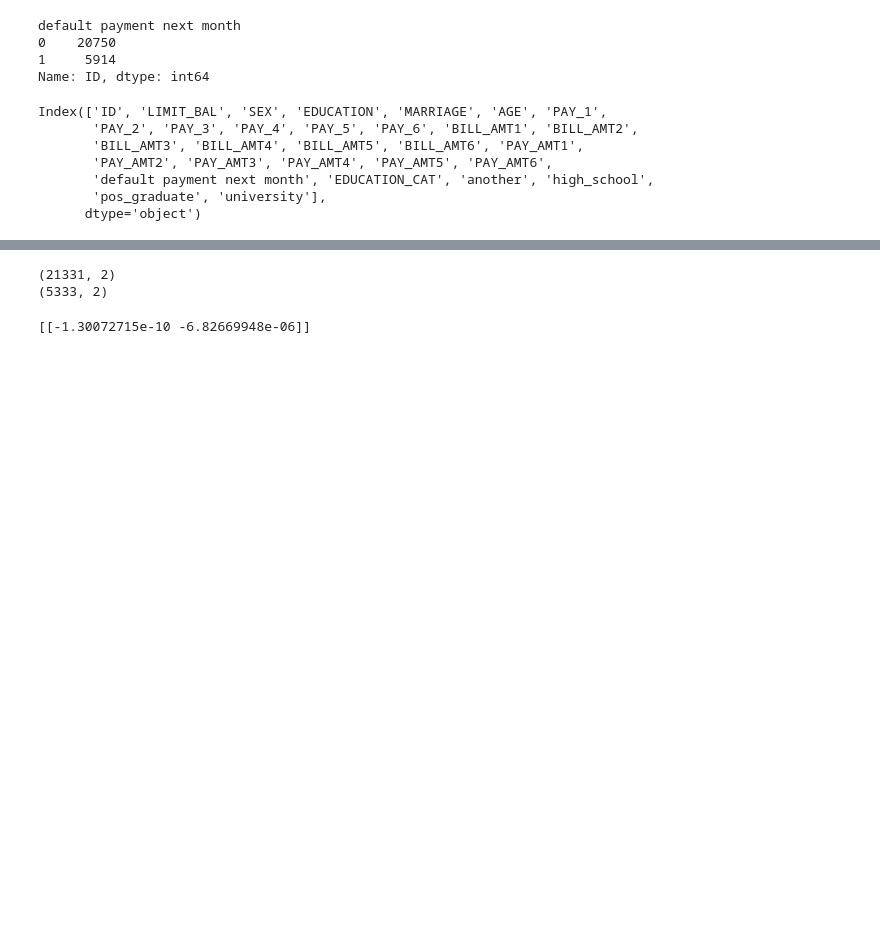
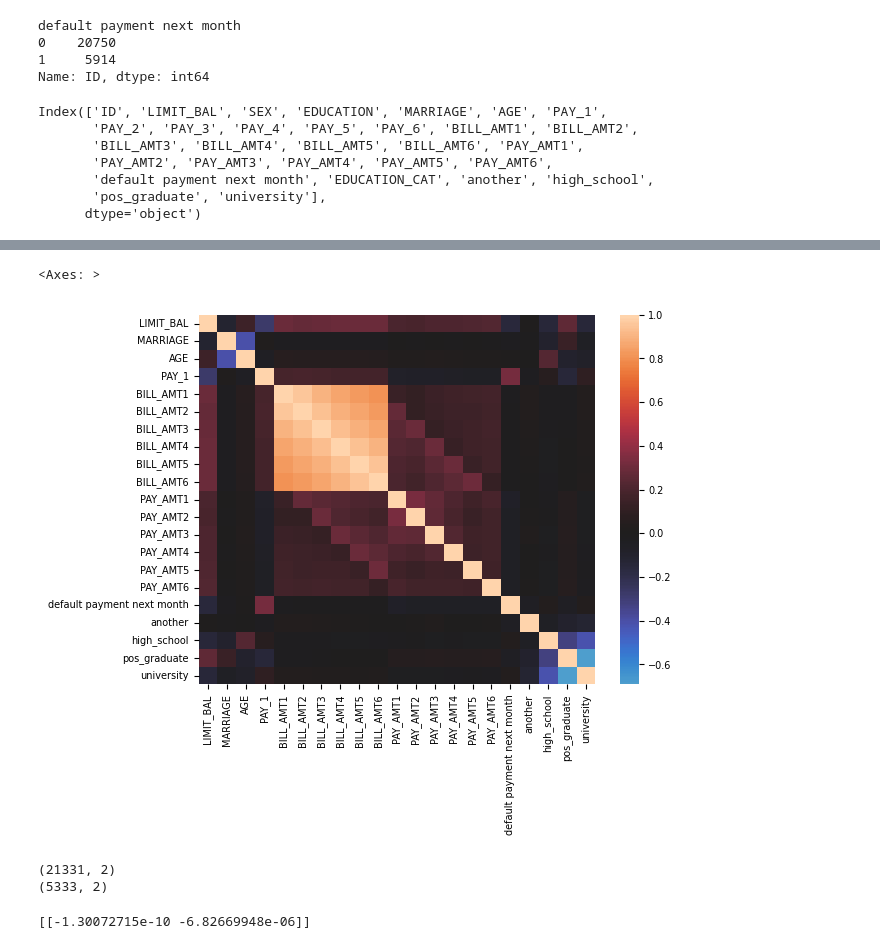
Before and after one commit to DuarteDvv/data_science_py, a Jupyter notebook: data.ipynb, the cells around one changed output, grey strips where cells are left out. Cells and saved outputs as stored; diff of their text form; code cells hidden in the pictures; blank space fills up the shorter version.

```diff
--- a/data.ipynb
+++ b/data.ipynb
@@ -42,3 +43,9 @@ tol=0.0001, verbose=0, warm_start=False)
 
 logistic_regression.C = 0.1
 logistic_regression.solver = 'liblinear'
+# %%
+not_useful_colunms = ['PAY_2', 'PAY_3', 'PAY_4', 'PAY_5', 'PAY_6','ID','SEX','EDUCATION_CAT', 'EDUCATION']
+
+useful_colunms = [colunm for colunm in df.columns if colunm not in not_useful_colunms ] # filtering useful columns
+
+useful_colunms
@@ -45,3 +70,13 @@ logistic_regression.solver = 'liblinear'
+# %%
+correlation_matrix = df[useful_colunms].corr() #correlation matrix of each for each colunms (pearson correlation (linear 1: + + -1: + -) Valid only for continous prediction)
+
+sns.heatmap(correlation_matrix,
+xticklabels=correlation_matrix.columns.values,
+yticklabels=correlation_matrix.columns.values,
+center=0)
+# %% [output]
+<Axes: >
+[figure, added]
 # %%
 
 
```
Also changed, not shown: parts of 2 cells of this notebook.
